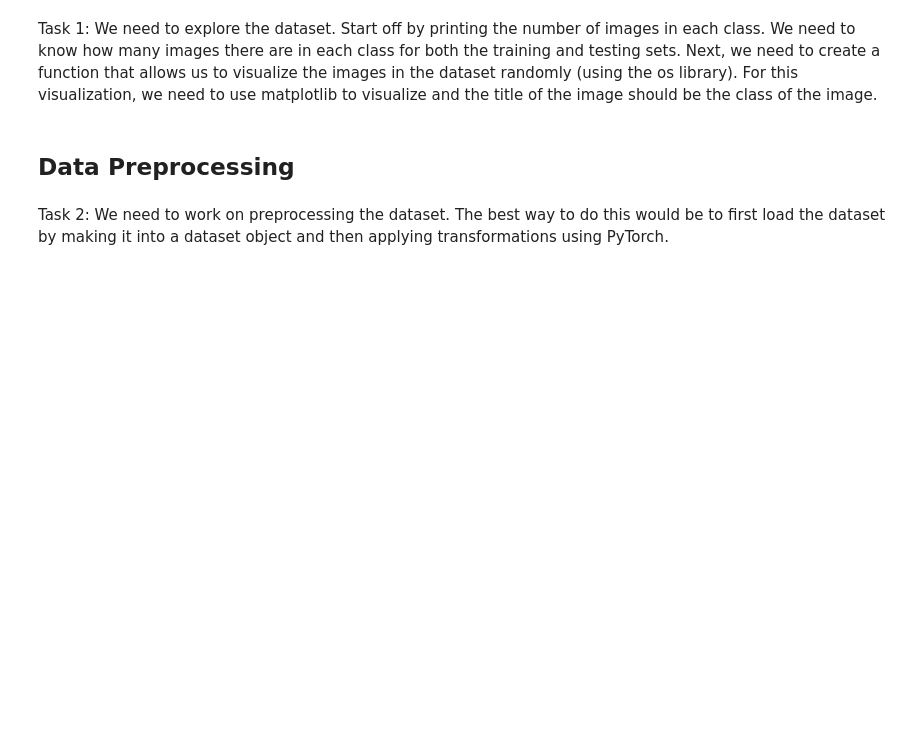
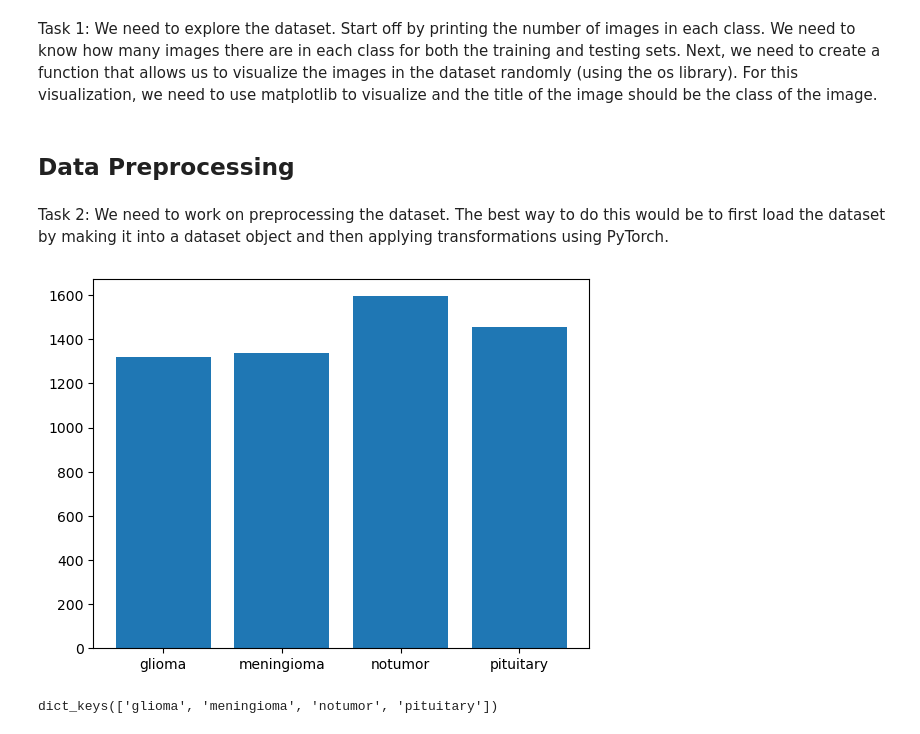
Before and after one commit to leesadie/Brain-Tumor-Detection, a Jupyter notebook: main.ipynb, the cells around one changed output. Saved outputs shown, nothing was run; the diff lists cells and outputs as text; code cells hidden in the pictures; blank space fills up the shorter version.

```diff
--- a/main.ipynb
+++ b/main.ipynb
@@ -45,0 +44,15 @@ class MRIData(torch.utils.data.Dataset):
+# %%
+classes = ['glioma', 'meningioma', 'notumor', 'pituitary']
+# %%
+def data_count(main_path = './Dataset/Training/'):
+    counts = {}
+    for root, dirs, files in os.walk(main_path):
+        if files != [] and str(root.split('/')[-1]) in classes:
+            counts[str(root.split('/')[-1])] = len(files)
+    return counts
+# %%
+counts = data_count()
+plt.bar(list(counts.keys()), list(counts.values()))
+plt.show()
+# %% [output]
+[figure, added]
@@ -45,0 +95,4 @@ class MRIData(torch.utils.data.Dataset):
+# %%
+train_dict.keys()
+# %% [output]
+dict_keys(['glioma', 'meningioma', 'notumor', 'pituitary'])
```
Also changed, not shown: parts of 15 cells of this notebook, 1 other file.
